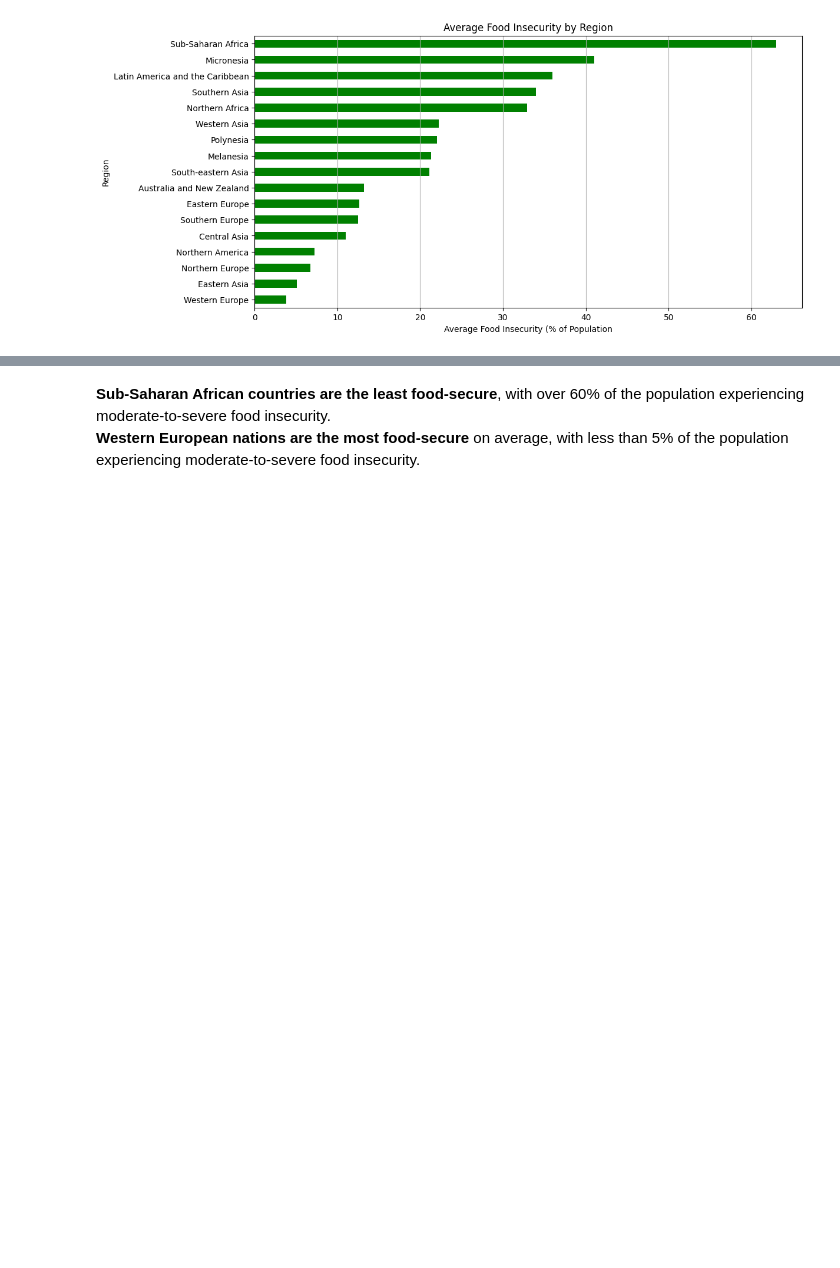
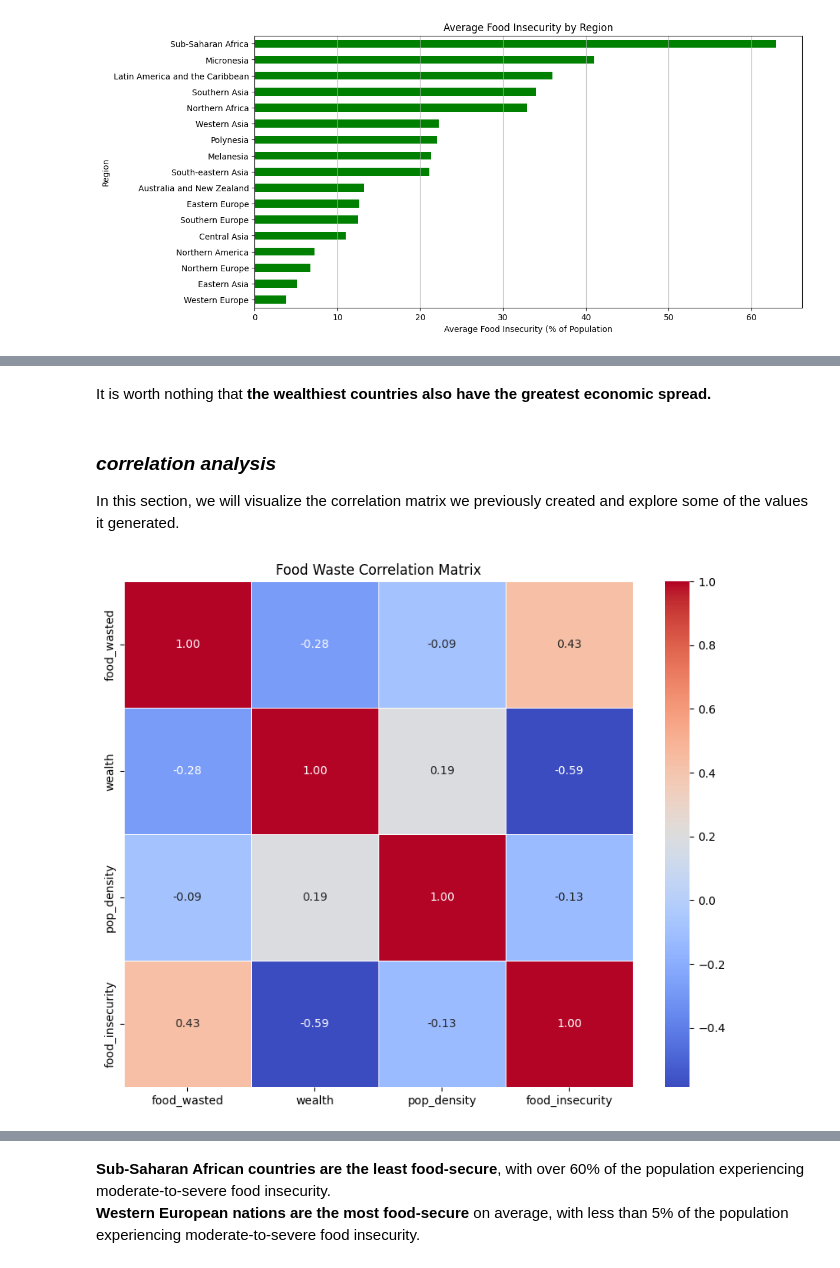
Before and after one commit to wturner94/food-waste-analysis, a Jupyter notebook: food-waste-analysis.ipynb, the cells around one changed output, grey strips where cells are left out. Saved outputs shown, nothing was run; the diff lists cells and outputs as text; code cells hidden in the pictures; blank space fills up the shorter version.

```diff
--- a/food-waste-analysis.ipynb
+++ b/food-waste-analysis.ipynb
@@ -460,0 +503,14 @@ plt.show()
+# %% [markdown]
+It is worth nothing that **the wealthiest countries also have the greatest economic spread.**
+# %% [markdown]
+### *correlation analysis*
+
+In this section, we will visualize the correlation matrix we previously created and explore some of the values it generated.
+# %%
+# visualize the correlation matrix with a heatmap
+plt.figure(figsize=(10, 8))
+sns.heatmap(correlation_matrix, annot=True, cmap='coolwarm', fmt=".2f", linewidths=.5)
+plt.title('Food Waste Correlation Matrix')
+plt.show()
+# %% [output]
+[figure, added]
```
Also changed, not shown: parts of 54 cells of this notebook, 4 other files.
